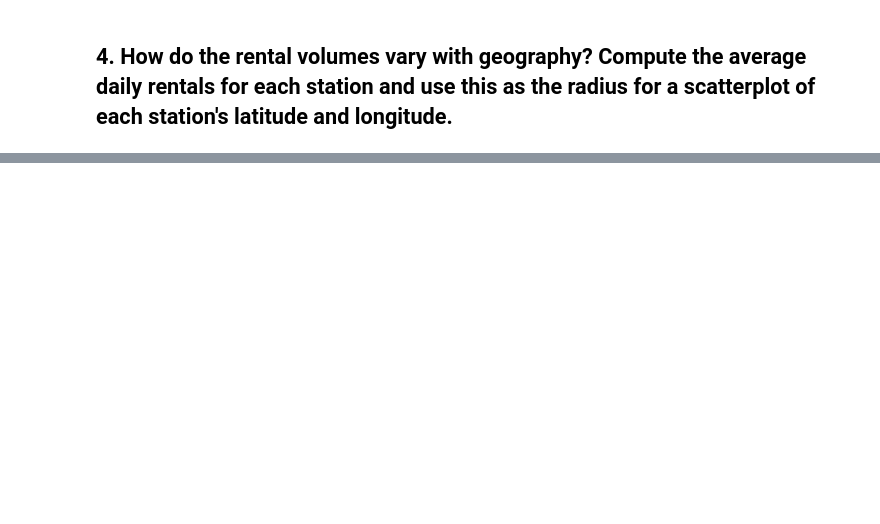
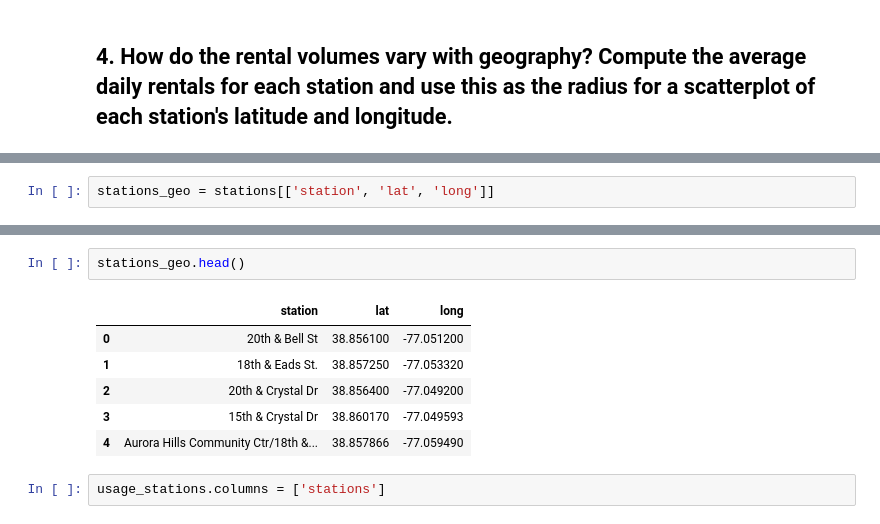
Before and after one commit to tlake/bikeshare, a Jupyter notebook: bikeshare_plots.ipynb, the cells around one changed output, grey strips where cells are left out. Saved outputs shown, nothing was run; the diff lists cells and outputs as text; blank space fills up the shorter version.

Commit message:
relevant data isolated; station frequency acquired

```diff
--- a/bikeshare_plots.ipynb
+++ b/bikeshare_plots.ipynb
@@ -77,0 +82,2 @@ plt.show()
+# %%
+stations_geo = stations[['station', 'lat', 'long']]
@@ -77,0 +93,11 @@ plt.show()
+# %%
+stations_geo.head()
+# %% [output]
+|  | station | lat | long |
+| 0 | 20th & Bell St | 38.856100 | -77.051200 |
+| 1 | 18th & Eads St. | 38.857250 | -77.053320 |
+| 2 | 20th & Crystal Dr | 38.856400 | -77.049200 |
+| 3 | 15th & Crystal Dr | 38.860170 | -77.049593 |
+| 4 | Aurora Hills Community Ctr/18th &... | 38.857866 | -77.059490 |
+# %%
+usage_stations.columns = ['stations']
```
Also changed, not shown: parts of 9 cells of this notebook.
